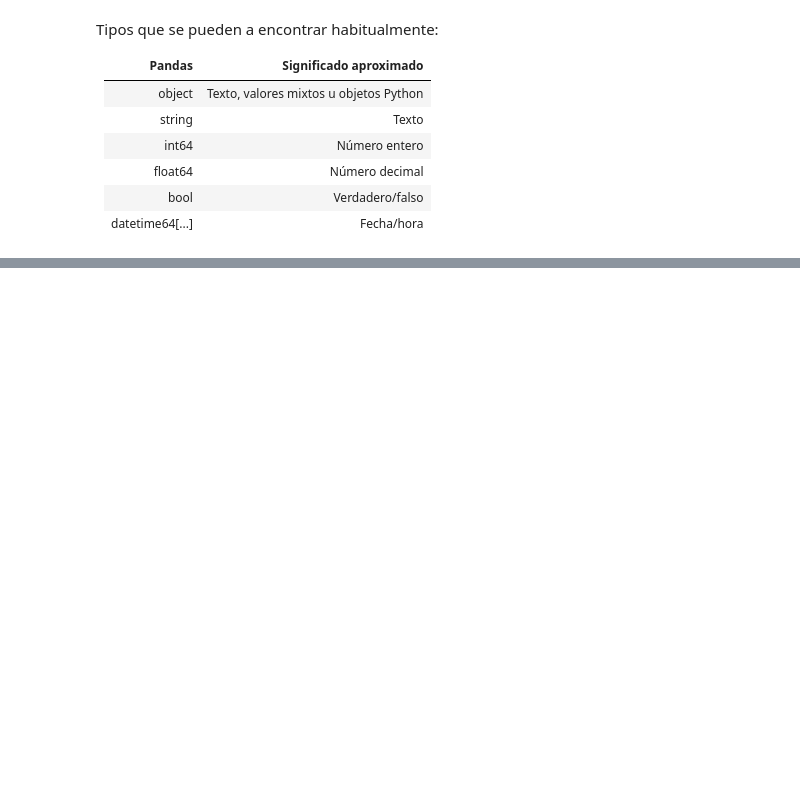
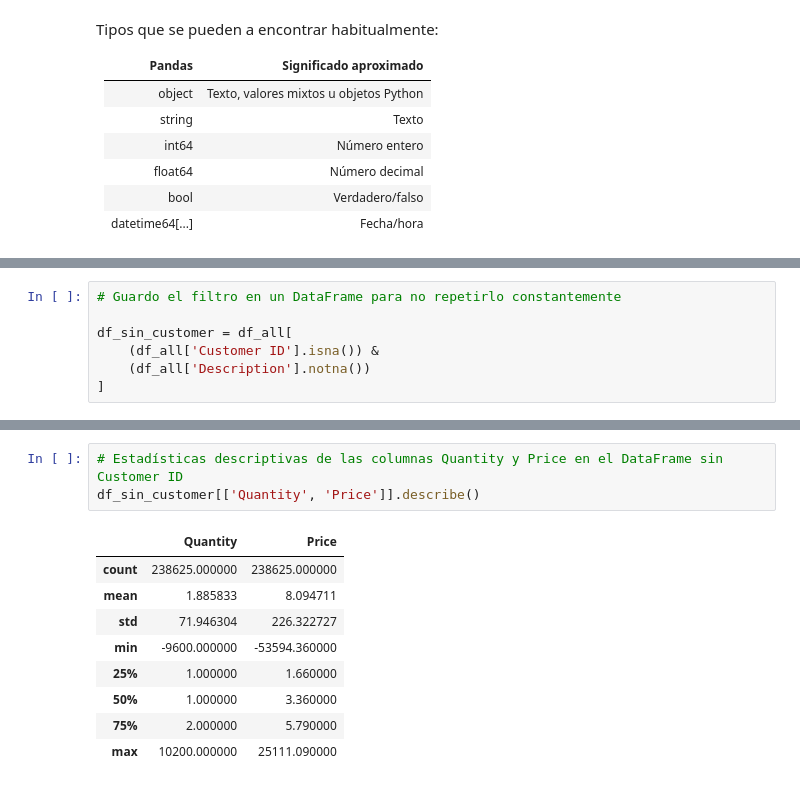
Before and after one commit to solangefranco-data/customer-intelligence-analytics, a Jupyter notebook: notebooks/01_data_exploration.ipynb, the cells around one changed output, grey strips where cells are left out. Drawn from its saved outputs; the diff is of its cells as text; blank space fills up the shorter version.

```diff
--- a/notebooks/01_data_exploration.ipynb
+++ b/notebooks/01_data_exploration.ipynb
@@ -160,0 +213,7 @@ df_all
+# %%
+# Guardo el filtro en un DataFrame para no repetirlo constantemente
+
+df_sin_customer = df_all[
+    (df_all['Customer ID'].isna()) &
+    (df_all['Description'].notna())
+]
@@ -160,0 +245,13 @@ df_all
+# %%
+# Estadísticas descriptivas de las columnas Quantity y Price en el DataFrame sin Customer ID
+df_sin_customer[['Quantity', 'Price']].describe()
+# %% [output]
+|  | Quantity | Price |
+| count | 238625.000000 | 238625.000000 |
+| mean | 1.885833 | 8.094711 |
+| std | 71.946304 | 226.322727 |
+| min | -9600.000000 | -53594.360000 |
+| 25% | 1.000000 | 1.660000 |
+| 50% | 1.000000 | 3.360000 |
+| 75% | 2.000000 | 5.790000 |
+| max | 10200.000000 | 25111.090000 |
```
Also changed, not shown: parts of 20 cells of this notebook.
